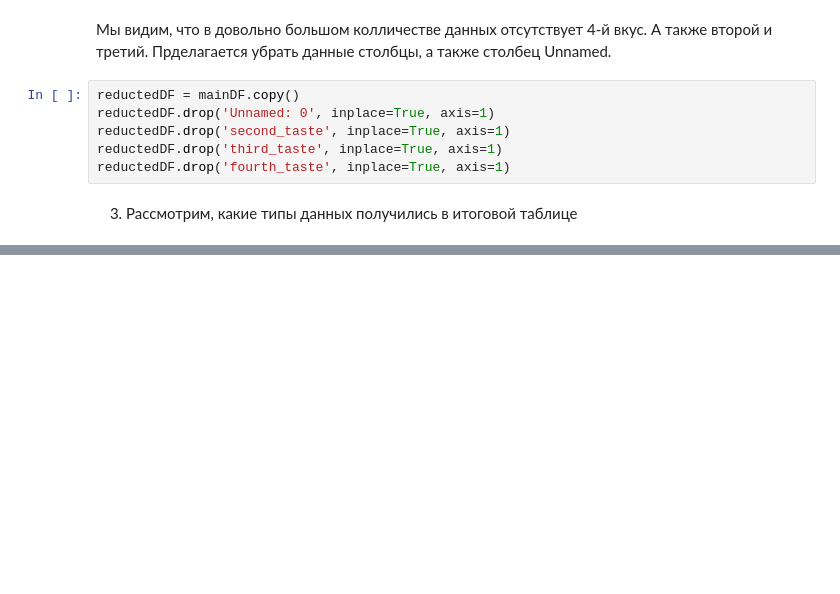
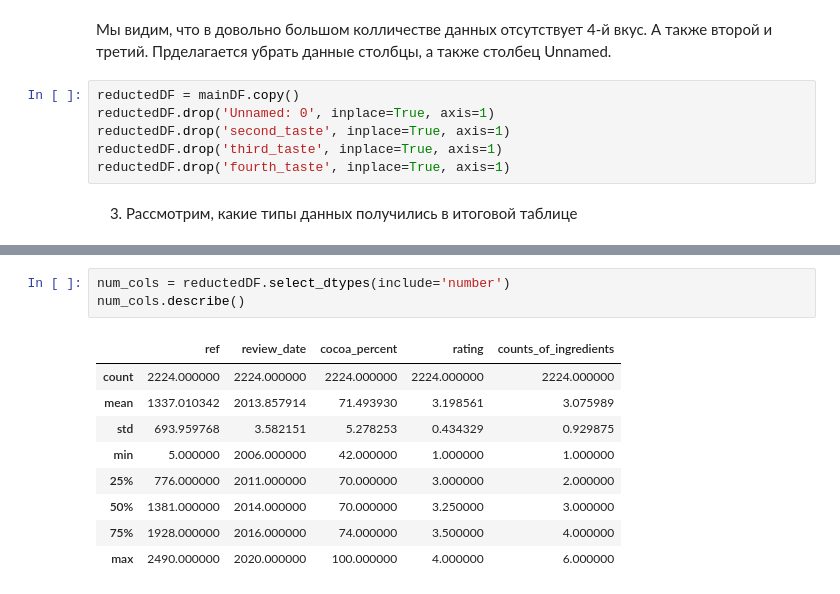
Before and after one commit to NikMikM/MeasureAlgorithm, a Jupyter notebook: choko.ipynb, the cells around one changed output, grey strips where cells are left out. Cells and saved outputs as stored; diff of their text form; blank space fills up the shorter version.

```diff
--- a/choko.ipynb
+++ b/choko.ipynb
@@ -87,3 +90,16 @@ cat_cols.describe()
 | unique | 502 | 66 | 62 | 1398 | 1 | 2 | 2 | ... |
 | top | Soma | U.S.A | Venezuela | Madagascar | have_bean | have_cocoa_butter | have_not_vanila | ... |
 | freq | 52 | 948 | 238 | 52 | 2224 | 1535 | 1876 | ... |
+# %%
+num_cols = reductedDF.select_dtypes(include='number')
+num_cols.describe()
+# %% [output]
+|  | ref | review_date | cocoa_percent | rating | counts_of_ingredients |
+| count | 2224.000000 | 2224.000000 | 2224.000000 | 2224.000000 | 2224.000000 |
+| mean | 1337.010342 | 2013.857914 | 71.493930 | 3.198561 | 3.075989 |
+| std | 693.959768 | 3.582151 | 5.278253 | 0.434329 | 0.929875 |
+| min | 5.000000 | 2006.000000 | 42.000000 | 1.000000 | 1.000000 |
+| 25% | 776.000000 | 2011.000000 | 70.000000 | 3.000000 | 2.000000 |
+| 50% | 1381.000000 | 2014.000000 | 70.000000 | 3.250000 | 3.000000 |
+| 75% | 1928.000000 | 2016.000000 | 74.000000 | 3.500000 | 4.000000 |
+| max | 2490.000000 | 2020.000000 | 100.000000 | 4.000000 | 6.000000 |
```
Also changed, not shown: parts of 7 cells of this notebook.
